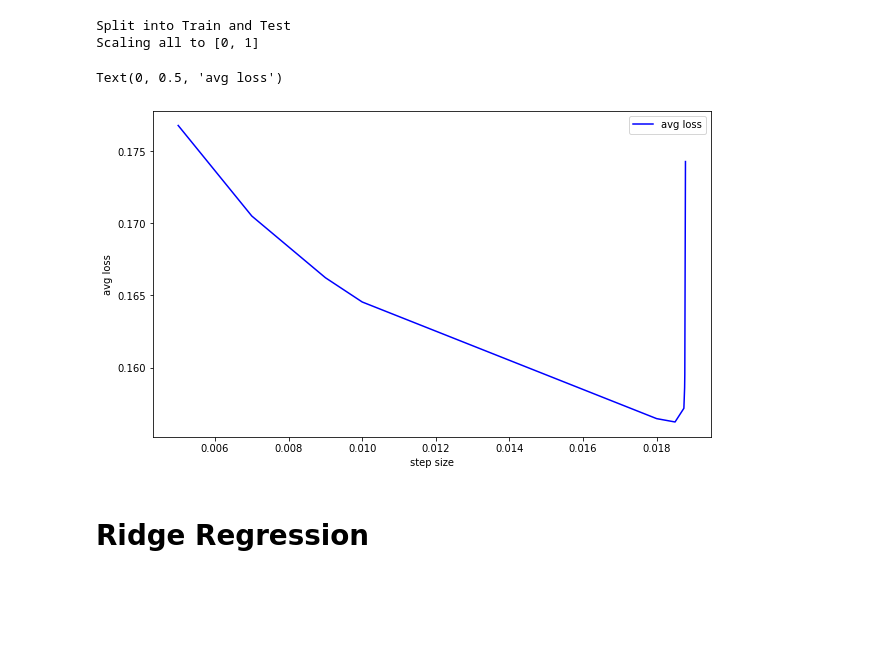
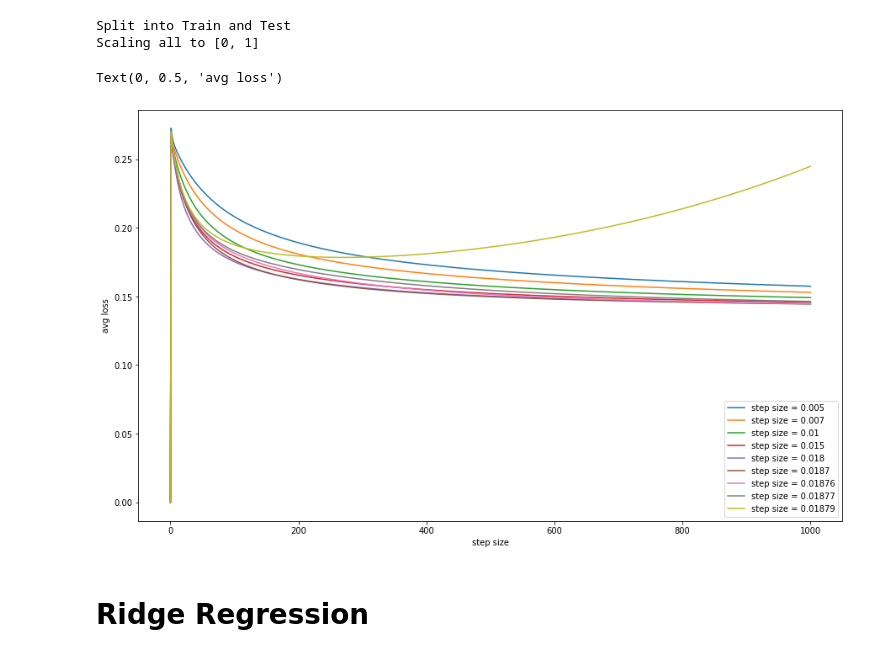
Before and after one commit to nikhilvsupekar/ml-algorithms, a Jupyter notebook: notebooks/hw2_gd_regression.ipynb, the cells around one changed output. Drawn from its saved outputs; the diff is of its cells as text; code cells hidden in the pictures; blank space fills up the shorter version.

Commit message:
[DS-GA 1003][HW2] Batch Gradient Descent - plotting fixes

```diff
--- a/notebooks/hw2_gd_regression.ipynb
+++ b/notebooks/hw2_gd_regression.ipynb
@@ -360,22 +362,29 @@ X_test = np.hstack((X_test, np.ones((X_test.shape[0], 1))))  # Add bias term
 Split into Train and Test
 Scaling all to [0, 1]
 # %%
-fig, ax = plt.subplots(figsize = (10, 6))
+fig, ax = plt.subplots(figsize = (15, 9))
 
-STEP_SIZES = [0.005, 0.007, 0.009, 0.01, 0.018, 0.0185, 0.01874, 0.01876, 0.018765, 0.018783]
-avg_loss = []
-for alpha in STEP_SIZES:
-    theta, loss = batch_grad_descent(X_train, y_train, alpha)
-    avg_loss.append(np.mean(loss))
+# STEP_SIZES = [0.005, 0.007, 0.009, 0.01, 0.018, 0.0185, 0.01874, 0.01876, 0.018765, 0.018783]
+STEP_SIZES_1 = [0.005, 0.007, 0.01, 0.015, 0.018, 0.0187, 0.01876, 0.01877, 0.01879]
+# avg_loss = []
+# for alpha in STEP_SIZES:
+num_iterations = 1000
+alpha = 0.015
+
 # mean_vec = np.apply_along_axis(np.mean, 0, train).reshape(num_instances, 1)
 # std_vec = np.apply_along_axis(np.std, 0, train).reshape(num_instances, 1)
-ax.plot(STEP_SIZES, avg_loss, color = 'blue', label = 'avg loss')
+# ax.plot(STEP_SIZES, avg_loss, color = 'blue', label = 'avg loss')
+# ax.set_color_cycle(['red', 'blue', 'green', 'orange', 'violet', 'brown', 'magenta', 'black'])
+
+for step_size in STEP_SIZES_1:
+    theta, loss = batch_grad_descent(X_train, y_train, alpha=step_size, num_step=num_iterations)
+    ax.plot(list(range(num_iterations + 1)), loss, label = 'step size = ' + str(step_size))
 ax.legend()
 plt.xlabel('step size')
 plt.ylabel('avg loss')
 # %% [output]
 Text(0, 0.5, 'avg loss')
-[figure, old version]
+[figure, new version]
 # %% [markdown]
 # Ridge Regression
 # %% [markdown]
```
Also changed, not shown: parts of 2 cells of this notebook.
